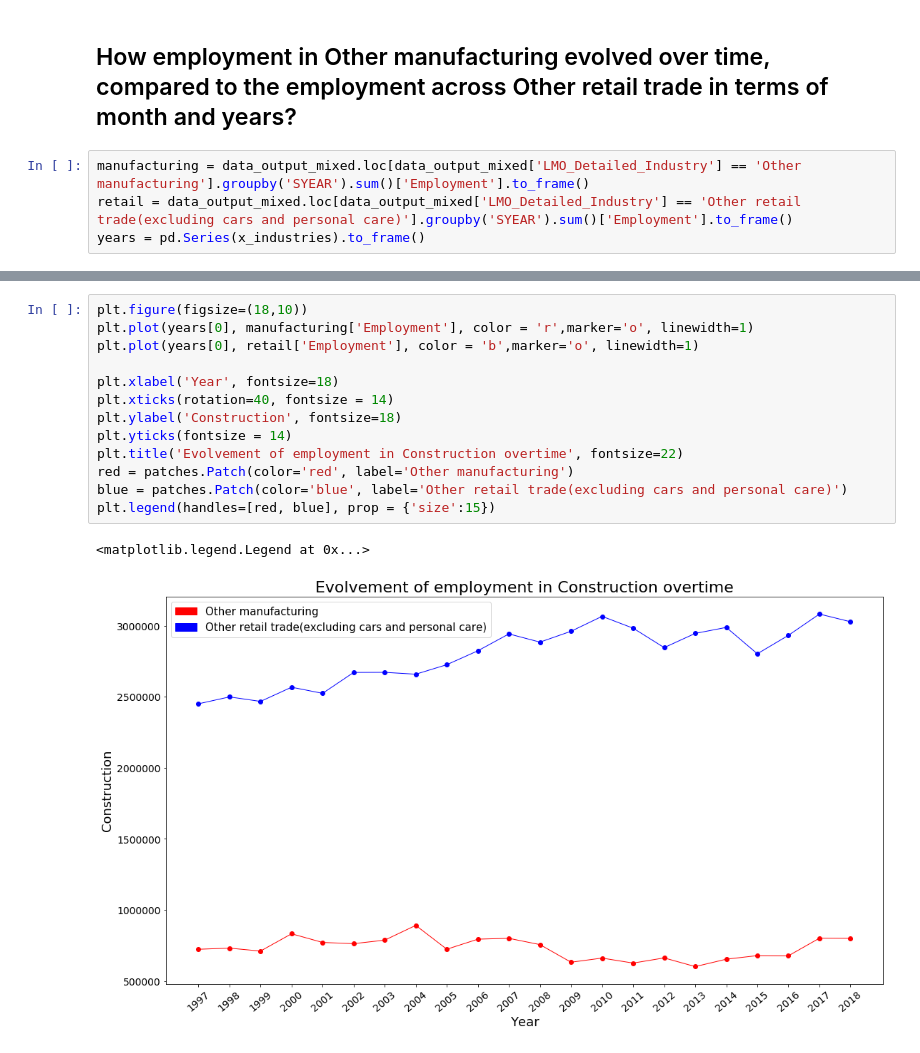
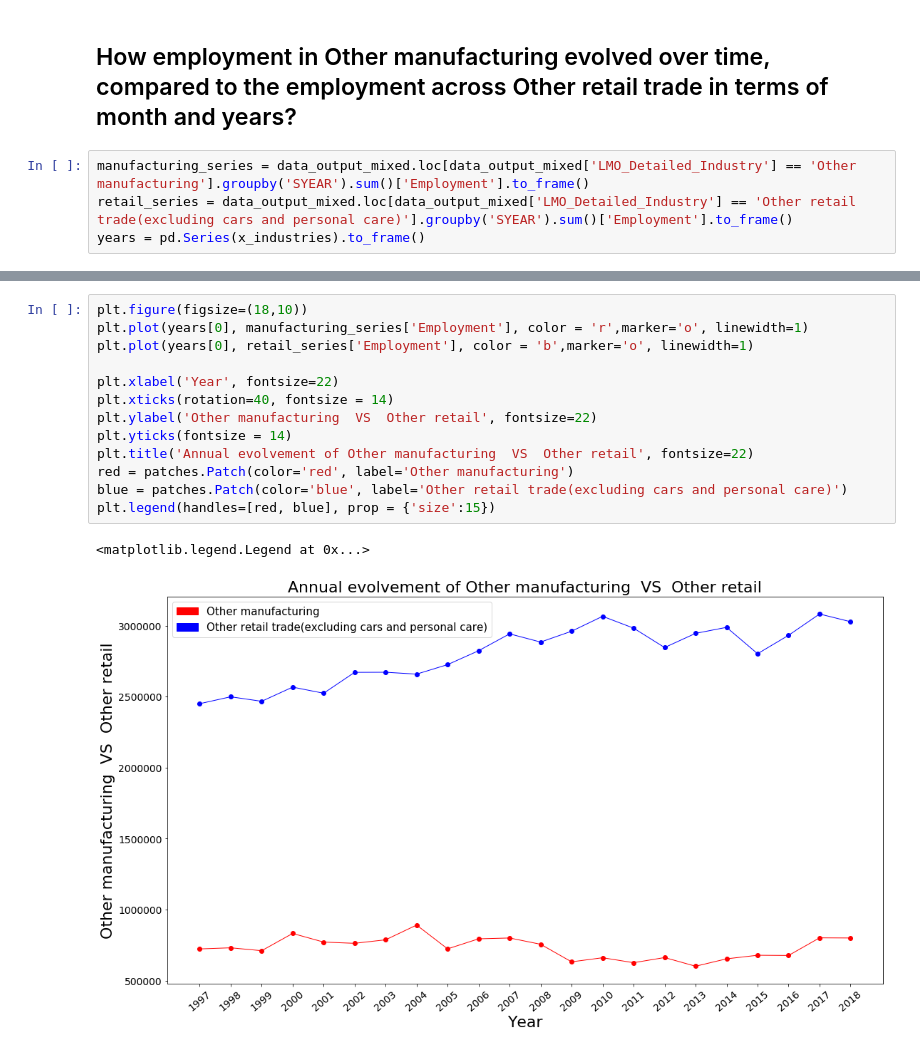
Before and after one commit to Hotlynn2/SERIES-ANALYSIS-OF-NAICS, a Jupyter notebook: Time Analysis Series.ipynb, the cells around one changed output, grey strips where cells are left out. Saved outputs shown, nothing was run; the diff lists cells and outputs as text.

```diff
--- a/Time Analysis Series.ipynb
+++ b/Time Analysis Series.ipynb
@@ -3358,6 +3358,6 @@ Text(0.5, 1.0, 'Evolvement of Construction compared to All other industries')
 # %% [markdown]
 ## How employment in Other manufacturing evolved over time, compared to the employment across Other retail trade in terms of month and years?
 # %%
-manufacturing = data_output_mixed.loc[data_output_mixed['LMO_Detailed_Industry'] == 'Other manufacturing'].groupby('SYEAR').sum()['Employment'].to_frame()
-retail = data_output_mixed.loc[data_output_mixed['LMO_Detailed_Industry'] == 'Other retail trade(excluding cars and personal care)'].groupby('SYEAR').sum()['Employment'].to_frame()
+manufacturing_series = data_output_mixed.loc[data_output_mixed['LMO_Detailed_Industry'] == 'Other manufacturing'].groupby('SYEAR').sum()['Employment'].to_frame()
+retail_series = data_output_mixed.loc[data_output_mixed['LMO_Detailed_Industry'] == 'Other retail trade(excluding cars and personal care)'].groupby('SYEAR').sum()['Employment'].to_frame()
 years = pd.Series(x_industries).to_frame()
@@ -3384,16 +3364,16 @@ years
 # %%
 plt.figure(figsize=(18,10))
-plt.plot(years[0], manufacturing['Employment'], color = 'r',marker='o', linewidth=1)
-plt.plot(years[0], retail['Employment'], color = 'b',marker='o', linewidth=1)
+plt.plot(years[0], manufacturing_series['Employment'], color = 'r',marker='o', linewidth=1)
+plt.plot(years[0], retail_series['Employment'], color = 'b',marker='o', linewidth=1)
 
-plt.xlabel('Year', fontsize=18)
+plt.xlabel('Year', fontsize=22)
 plt.xticks(rotation=40, fontsize = 14)
-plt.ylabel('Construction', fontsize=18)
+plt.ylabel('Other manufacturing  VS  Other retail', fontsize=22)
 plt.yticks(fontsize = 14)
-plt.title('Evolvement of employment in Construction overtime', fontsize=22)
+plt.title('Annual evolvement of Other manufacturing  VS  Other retail', fontsize=22)
 red = patches.Patch(color='red', label='Other manufacturing')
 blue = patches.Patch(color='blue', label='Other retail trade(excluding cars and personal care)')
 plt.legend(handles=[red, blue], prop = {'size':15})
 # %% [output]
 <matplotlib.legend.Legend at 0x...>
-[figure, old version]
+[figure, new version]
```
Also changed, not shown: parts of 5 cells of this notebook.
